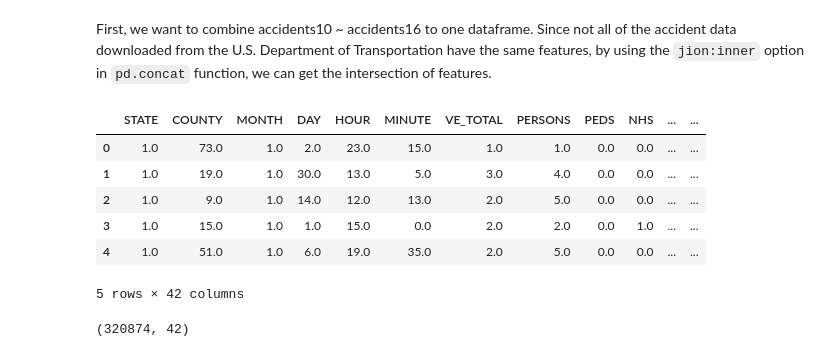
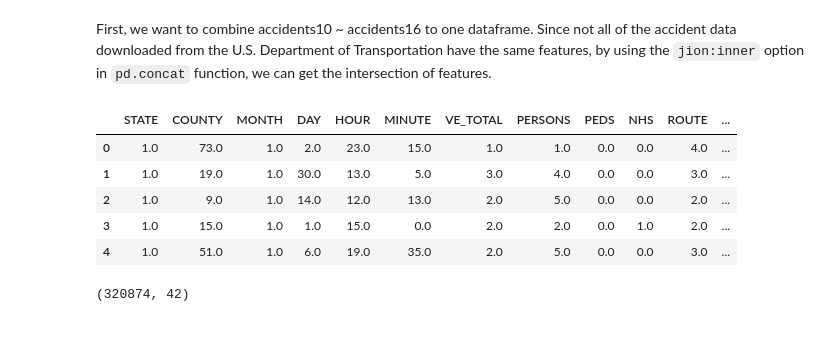
Before and after one commit to junemore/traffic-accidents-analysis, a Jupyter notebook: Project 3.ipynb, the cells around one changed output. Cells and saved outputs as stored; diff of their text form; code cells hidden in the pictures.

```diff
--- a/Project 3.ipynb
+++ b/Project 3.ipynb
@@ -33,12 +33,12 @@ accidents07.rename(columns={'latitude': 'LATITUDE', 'longitud': 'LONGITUD'}, inp
 # %%
 # take a look inside how the accident data file looks like
 allaccidents = pd.concat([accidents07,accidents08,accidents09,accidents10,accidents11,accidents12,accidents13,accidents14,accidents15,accidents16], axis=0,join='inner')
+pd.set_option('display.max_columns', 100)
 allaccidents.head()
 # %% [output]
-|  | STATE | COUNTY | MONTH | DAY | HOUR | MINUTE | VE_TOTAL | PERSONS | PEDS | NHS | ... | ... |
-| 0 | 1.0 | 73.0 | 1.0 | 2.0 | 23.0 | 15.0 | 1.0 | 1.0 | 0.0 | 0.0 | ... | ... |
-| 1 | 1.0 | 19.0 | 1.0 | 30.0 | 13.0 | 5.0 | 3.0 | 4.0 | 0.0 | 0.0 | ... | ... |
-| 2 | 1.0 | 9.0 | 1.0 | 14.0 | 12.0 | 13.0 | 2.0 | 5.0 | 0.0 | 0.0 | ... | ... |
-| 3 | 1.0 | 15.0 | 1.0 | 1.0 | 15.0 | 0.0 | 2.0 | 2.0 | 0.0 | 1.0 | ... | ... |
-| 4 | 1.0 | 51.0 | 1.0 | 6.0 | 19.0 | 35.0 | 2.0 | 5.0 | 0.0 | 0.0 | ... | ... |
+|  | STATE | COUNTY | MONTH | DAY | HOUR | MINUTE | VE_TOTAL | PERSONS | PEDS | NHS | ROUTE | ... |
+| 0 | 1.0 | 73.0 | 1.0 | 2.0 | 23.0 | 15.0 | 1.0 | 1.0 | 0.0 | 0.0 | 4.0 | ... |
+| 1 | 1.0 | 19.0 | 1.0 | 30.0 | 13.0 | 5.0 | 3.0 | 4.0 | 0.0 | 0.0 | 3.0 | ... |
+| 2 | 1.0 | 9.0 | 1.0 | 14.0 | 12.0 | 13.0 | 2.0 | 5.0 | 0.0 | 0.0 | 2.0 | ... |
+| 3 | 1.0 | 15.0 | 1.0 | 1.0 | 15.0 | 0.0 | 2.0 | 2.0 | 0.0 | 1.0 | 2.0 | ... |
+| 4 | 1.0 | 51.0 | 1.0 | 6.0 | 19.0 | 35.0 | 2.0 | 5.0 | 0.0 | 0.0 | 3.0 | ... |
-5 rows × 42 columns
```
Also changed, not shown: parts of 8 cells of this notebook, 1 other file.
